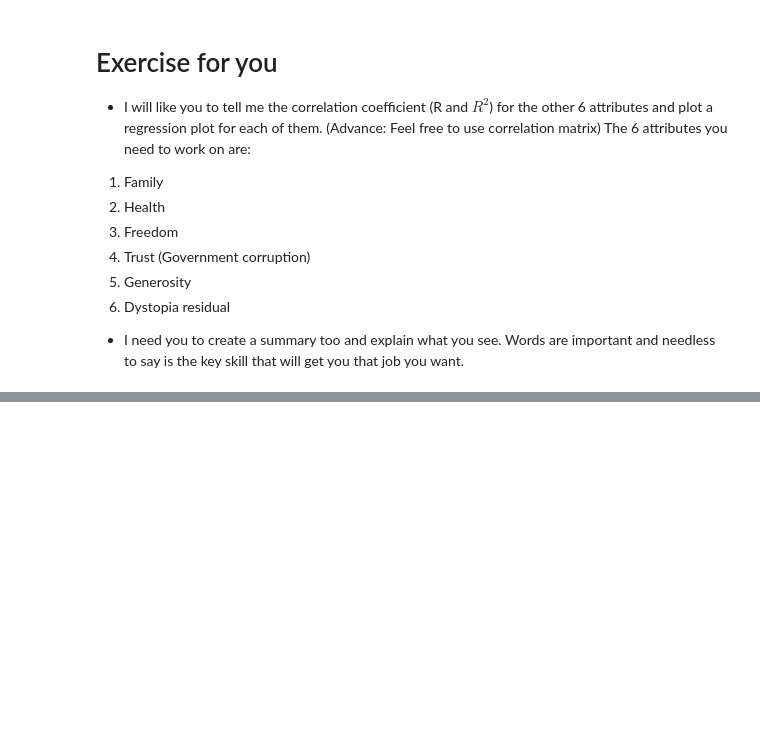
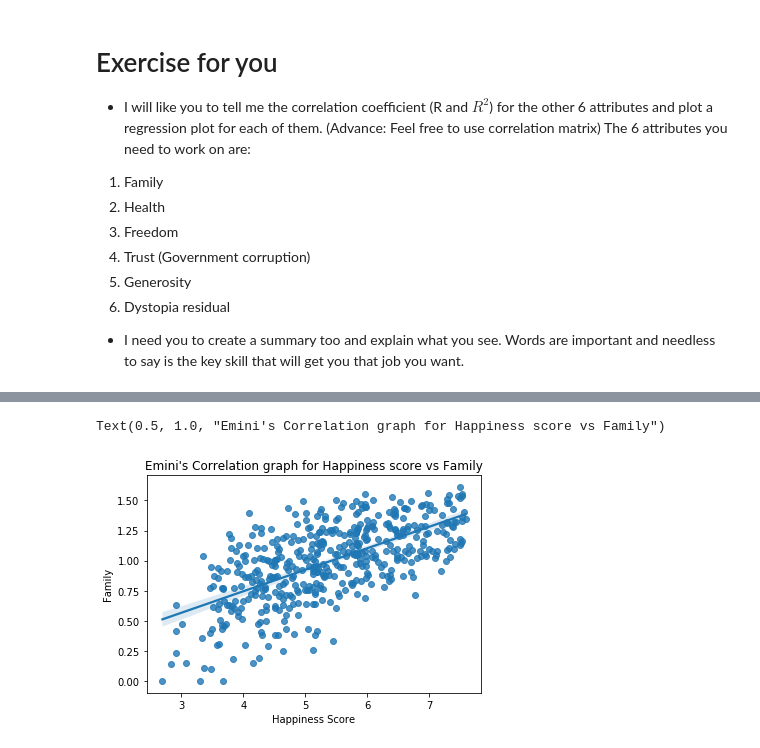
Before and after one commit to EOHFA-GOAT/world-happiness-analysis, a Jupyter notebook: World_Happiness_Exercise1.ipynb, the cells around one changed output, grey strips where cells are left out. Drawn from its saved outputs; the diff is of its cells as text; code cells hidden in the pictures; blank space fills up the shorter version.

```diff
--- a/World_Happiness_Exercise1.ipynb
+++ b/World_Happiness_Exercise1.ipynb
@@ -288,0 +293,6 @@ NameError: ignored
+# %%
+#family plot
+sns.regplot(data = fam_corr, x = 'Happiness Score', y = 'Family').set_title("Emini's Correlation graph for Happiness score vs Family")
+# %% [output]
+Text(0.5, 1.0, "Emini's Correlation graph for Happiness score vs Family")
+[figure, added]
```
Also changed, not shown: parts of 2 cells of this notebook.
